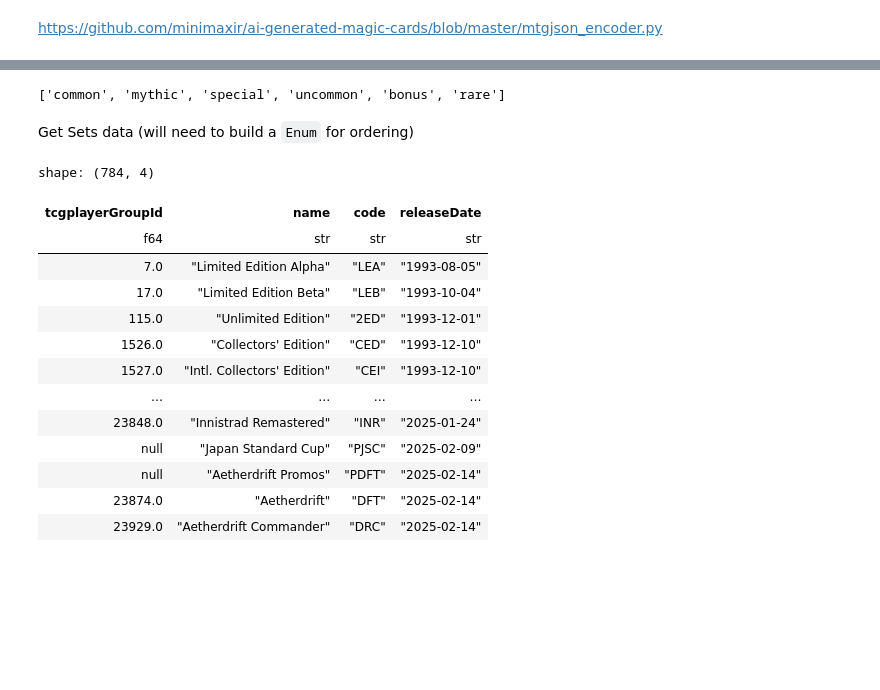
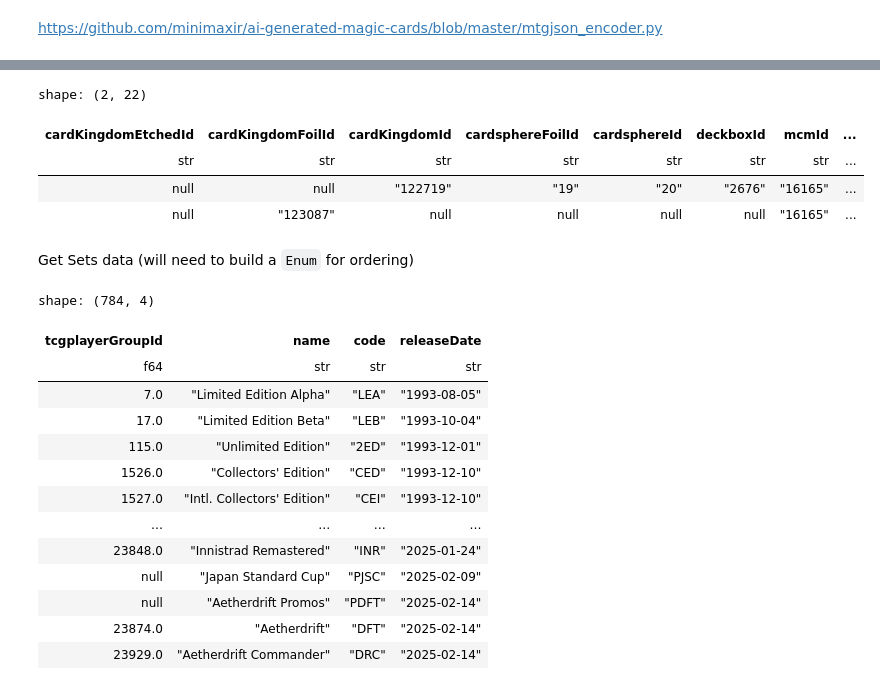
Before and after one commit to vico/mtg-embeddings, a Jupyter notebook: mtgjson_etl.ipynb, the cells around one changed output, grey strips where cells are left out. Cells and saved outputs as stored; diff of their text form; code cells hidden in the pictures; blank space fills up the shorter version.

```diff
--- a/mtgjson_etl.ipynb
+++ b/mtgjson_etl.ipynb
@@ -43,7 +5,15 @@ shape: (82_357, 9)
-# %%
-df_cards["rarity"].unique().to_list()
-# %% [output]
-['common', 'mythic', 'special', 'uncommon', 'bonus', 'rare']
+# %%
+df_identifiers = pl.read_parquet(
+    "/Users/maxwoolf/Downloads/AllPrintingsParquetFiles/cardIdentifiers.parquet"
+).lazy()
+
+df_identifiers.head(2).collect()
+# %% [output]
+shape: (2, 22)
+| cardKingdomEtchedId | cardKingdomFoilId | cardKingdomId | cardsphereFoilId | cardsphereId | deckboxId | mcmId | ... |
+| str | str | str | str | str | str | str | ... |
+| null | null | "122719" | "19" | "20" | "2676" | "16165" | ... |
+| null | "123087" | null | null | null | null | "16165" | ... |
 # %% [markdown]
 Get Sets data (will need to build a `Enum` for ordering)
 # %%
```
Also changed, not shown: parts of 10 cells of this notebook.
